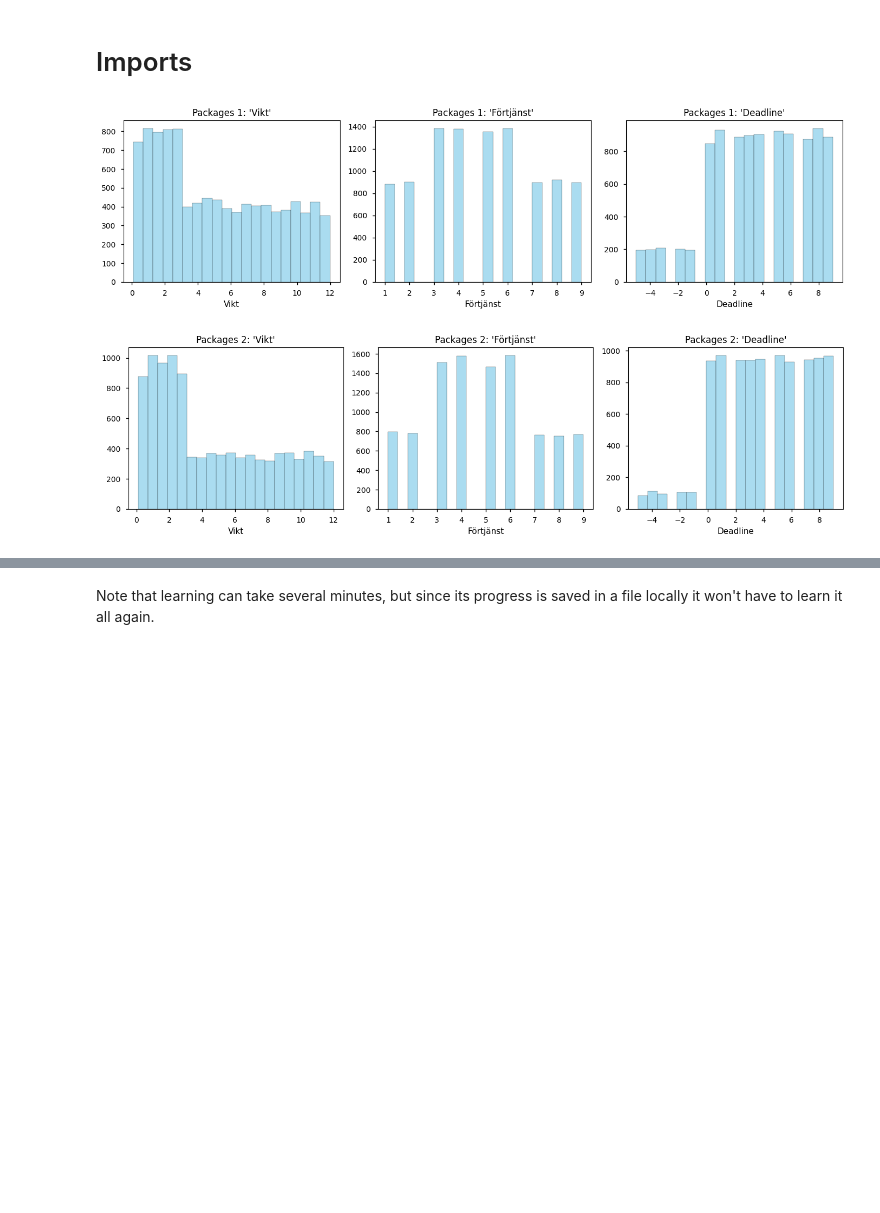
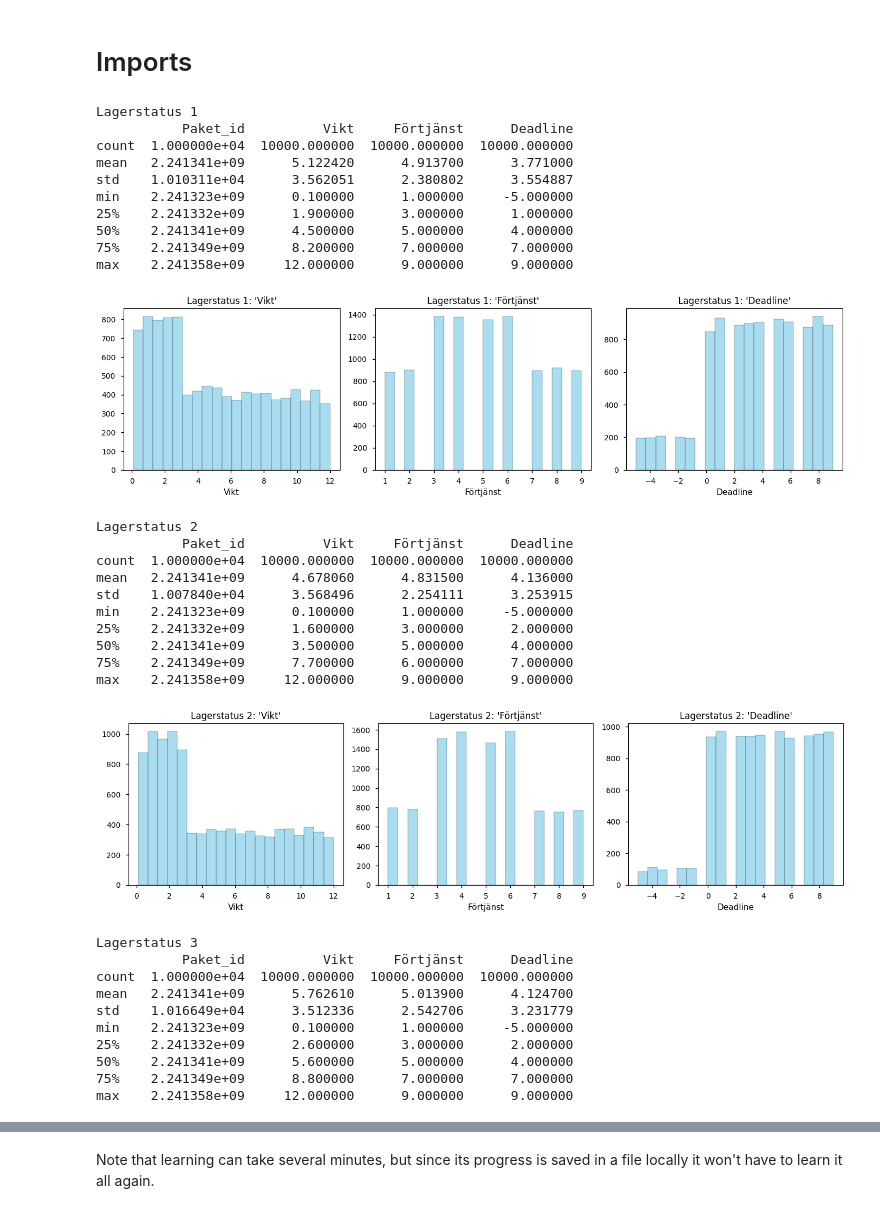
Before and after one commit to Zippy6666/Optimizing-Profit-Lindas-Lustfyllda-Courier---Haulage, a Jupyter notebook: optimize_notebook.ipynb, the cells around one changed output, grey strips where cells are left out. Cells and saved outputs as stored; diff of their text form; code cells hidden in the pictures; blank space fills up the shorter version.

```diff
--- a/optimize_notebook.ipynb
+++ b/optimize_notebook.ipynb
@@ -12,8 +13,13 @@ from enum import IntEnum
 plt.style.use("seaborn-v0_8-notebook")
 # %%
 def analyze_given_packages(packages: DataFrame, title: str) -> None:
+    """ Analyze data we were given """
+
+    print(title)
+    print(packages.describe())
+
     columns = ["Vikt", "Förtjänst", "Deadline"] # Columns of interest
-    _, axes = plt.subplots(1, 3, figsize=(14, 4))  # Subplots with 1 row, 2 columns
+    _, axes = plt.subplots(1, 3, figsize=(14, 4))
 
     for i, column in enumerate(columns):
         ax = axes[i]
@@ -24,15 +30,47 @@ def analyze_given_packages(packages: DataFrame, title: str) -> None:
     plt.tight_layout()
     plt.show()
 # %%
+# Read all the lagerstatus files and analyze them
+
 packages1 = read_csv("lagerstatus.csv")
 packages2 = read_csv("lagerstatus2.csv")
 packages3 = read_csv("lagerstatus3.csv")
 packages4 = read_csv("lagerstatus4.csv")
 
-analyze_given_packages(packages1, "Packages 1")
-analyze_given_packages(packages2, "Packages 2")
-analyze_given_packages(packages3, "Packages 3")
-analyze_given_packages(packages4, "Packages 4")
+analyze_given_packages(packages1, "Lagerstatus 1")
+analyze_given_packages(packages2, "Lagerstatus 2")
+analyze_given_packages(packages3, "Lagerstatus 3")
+analyze_given_packages(packages4, "Lagerstatus 4")
 # %% [output]
+Lagerstatus 1
+           Paket_id          Vikt     Förtjänst      Deadline
+count  1.000000e+04  10000.000000  10000.000000  10000.000000
+mean   2.241341e+09      5.122420      4.913700      3.771000
+std    1.010311e+04      3.562051      2.380802      3.554887
+min    2.241323e+09      0.100000      1.000000     -5.000000
+25%    2.241332e+09      1.900000      3.000000      1.000000
+50%    2.241341e+09      4.500000      5.000000      4.000000
+75%    2.241349e+09      8.200000      7.000000      7.000000
+max    2.241358e+09     12.000000      9.000000      9.000000
-[figure, old version]
+[figure, new version]
+Lagerstatus 2
+           Paket_id          Vikt     Förtjänst      Deadline
+count  1.000000e+04  10000.000000  10000.000000  10000.000000
+mean   2.241341e+09      4.678060      4.831500      4.136000
+std    1.007840e+04      3.568496      2.254111      3.253915
+min    2.241323e+09      0.100000      1.000000     -5.000000
+25%    2.241332e+09      1.600000      3.000000      2.000000
+50%    2.241341e+09      3.500000      5.000000      4.000000
+75%    2.241349e+09      7.700000      6.000000      7.000000
+max    2.241358e+09     12.000000      9.000000      9.000000
-[figure, old version]
+[figure, new version]
+Lagerstatus 3
+           Paket_id          Vikt     Förtjänst      Deadline
+count  1.000000e+04  10000.000000  10000.000000  10000.000000
+mean   2.241341e+09      5.762610      5.013900      4.124700
+std    1.016649e+04      3.512336      2.542706      3.231779
+min    2.241323e+09      0.100000      1.000000     -5.000000
+25%    2.241332e+09      2.600000      3.000000      2.000000
+50%    2.241341e+09      5.600000      5.000000      4.000000
+75%    2.241349e+09      8.800000      7.000000      7.000000
+max    2.241358e+09     12.000000      9.000000      9.000000
```
Also changed, not shown: parts of 13 cells of this notebook, 2 other files.
